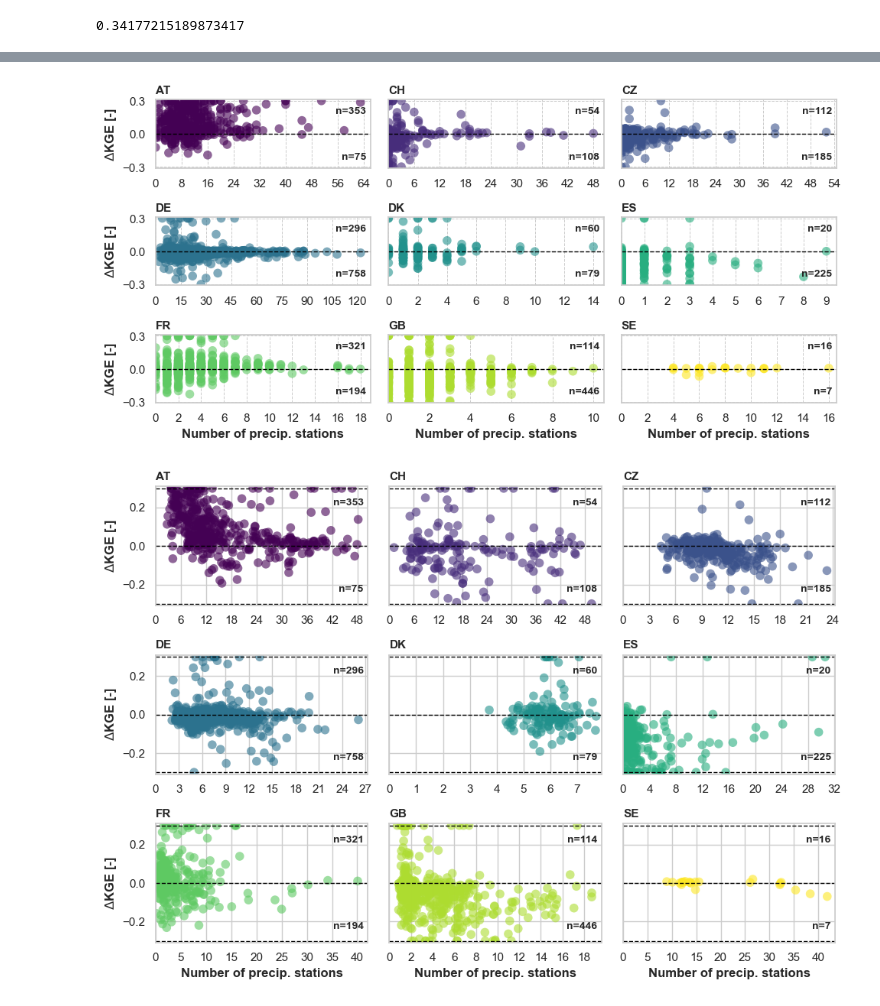
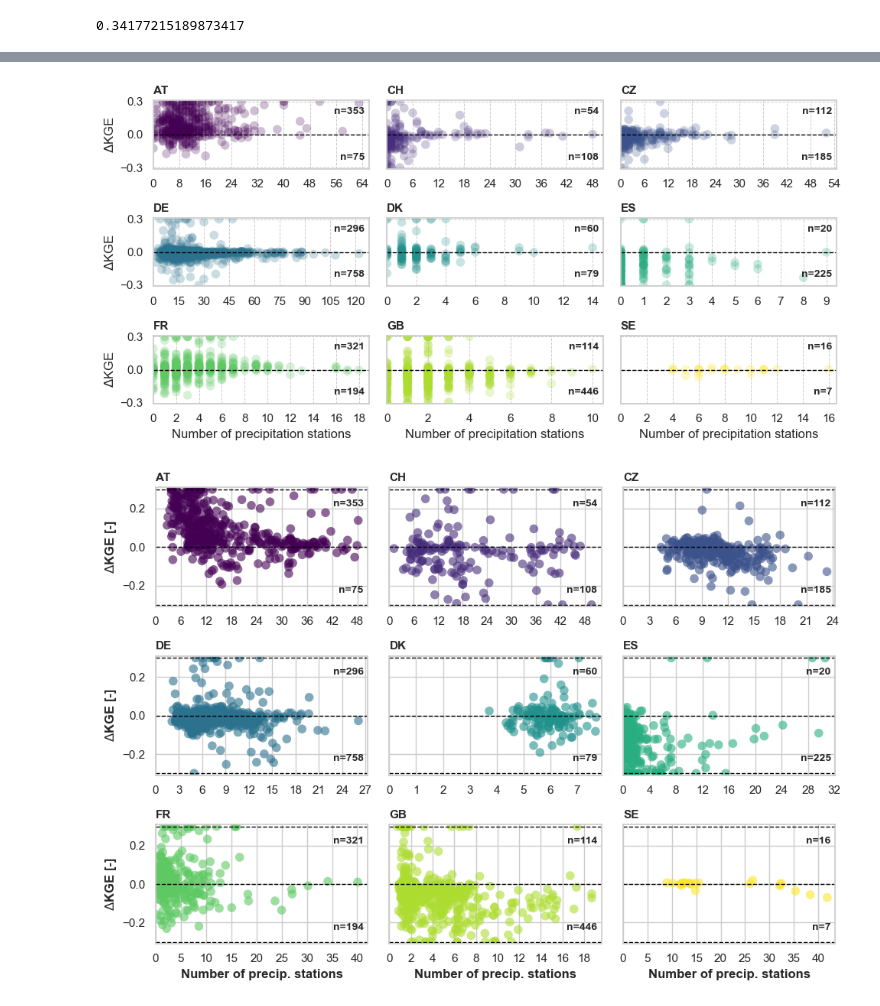
Before and after one commit to thiagovmdon/EOBS-quality, a Jupyter notebook: code/python/Paper_Quality_EOBS_03_results_and_figures.ipynb, the cells around one changed output, grey strips where cells are left out. Cells and saved outputs as stored; diff of their text form; code cells hidden in the pictures.

```diff
--- a/code/python/Paper_Quality_EOBS_0_checking_camels-de.ipynb
+++ b/code/python/Paper_Quality_EOBS_03_results_and_figures.ipynb
@@ -407,7 +301,7 @@ estreams_snowcover
 | UAGR0021 | 9.131 |
 17130 rows × 1 columns
 # %%
-performances = pd.read_csv("data/performances.txt", sep="\t")
+performances = pd.read_csv(r"data/performances.txt", sep="\t")
 performances.set_index("id", inplace=True)
 performances
 # %% [output]
@@ -493,3 +386,3 @@ network_basins.groupby("gauge_country").count()
 # %%
-#network_basins.index.name="basin_id"
-#network_basins.to_csv("results/list_filtered_3423.csv", encoding='utf-8')
+network_basins.index.name="basin_id"
+network_basins.to_csv("results/list_filtered_3423.csv", encoding='utf-8')
@@ -498,7 +389,7 @@ network_basins.groupby("gauge_country").count()
 # %%
-network_basins["diff"] = network_basins['pt_q_camels/evap_estreams']-network_basins['ptq_camels/evap_camels']
-network_basins['estreams_kges'] = network_basins['pt_q_camels/evap_estreams']
-network_basins["camels_kges"] = network_basins['ptq_camels/evap_camels']
+network_basins["diff"] = network_basins['pt_q_camels.evap_estreams']-network_basins['ptq_camels.evap_camels']
+network_basins['estreams_kges'] = network_basins['pt_q_camels.evap_estreams']
+network_basins["camels_kges"] = network_basins['ptq_camels.evap_camels']
 network_basins['aridity_estreams'] = hydmet['aridity_estreams']
 network_basins['aridity_camels'] = hydmet['aridity_camels']
 
@@ -788,0 +654,3 @@ plt.show()
+# %%
+# Adjust it for the figures
+network_basins['color'] = pd.factorize(network_basins['gauge_country'])[0]
@@ -834,18 +1028,18 @@ for i, color in enumerate(groups):
         color=plot_color,
         edgecolor='none',
         s=70,
-        alpha=0.6
+        alpha=0.25
     )
 
     axes[i].set_title(f"{country}", fontsize=11, fontweight="bold", loc="left")
 
     if i // n_cols == n_rows - 1:
-        axes[i].set_xlabel("Number of precip. stations", fontweight="bold")
+        axes[i].set_xlabel("Number of precipitation stations")
     else:
         axes[i].set_xlabel("")
 
     if i % n_cols == 0:
-        axes[i].set_ylabel(r"$\Delta$KGE [-]", fontweight="bold")
+        axes[i].set_ylabel(r"$\Delta$KGE")
     else:
         axes[i].set_ylabel("")
 
@@ -854,43 +1048,43 @@ for i, color in enumerate(groups):
     axes[i].xaxis.set_major_locator(mticker.MaxNLocator(integer=True))
 
     axes[i].axhline(0, color='black', linestyle='--', linewidth=1)
-    #axes[i].axhline(-0.3, color='black', linestyle='--', linewidth=1)
-    #axes[i].axhline(0.3, color='black', linestyle='--', linewidth=1)
-    #axes[i].set_yticks([-0.3, -0.15, 0, 0.15, 0.3])
+
     axes[i].set_yticks([-0.3, 0, 0.3])
 
     axes[i].grid(True, which='both', linestyle='--', linewidth=0.7)
 
     # Annotate counts
     n_above = (group_df['diff'] > 0).sum()
     n_below = (group_df['diff'] < 0).sum()
 
     axes[i].text(
         0.98, 0.9,
         f"n={n_above}",
         transform=axes[i].transAxes,
         ha="right", va="top",
         fontsize=10, fontweight="bold"
     )
 
     axes[i].text(
         0.98, 0.1,
         f"n={n_below}",
         transform=axes[i].transAxes,
         ha="right", va="bottom",
         fontsize=10, fontweight="bold"
     )
 
 # Delete unused axes
 for j in range(i + 1, len(axes)):
     fig.delaxes(axes[j])
 
 # Layout adjustments
 plt.tight_layout()
-plt.savefig("results/figs/kge_scatters_pstations.png", dpi=300, bbox_inches='tight')
+plt.savefig("results/figs/S8_kge_scatters_pstations.png", dpi=300, bbox_inches='tight')
+plt.savefig("results/figs/S8_kge_scatters_pstations.PDF", dpi=300, bbox_inches='tight')
+
 plt.show()
 # %% [output]
-[figure, old version]
+[figure, new version]
 # %%
 import matplotlib.pyplot as plt
 import matplotlib.ticker as mticker
```
Also changed, not shown: parts of 28 cells of this notebook, 9 other files.
